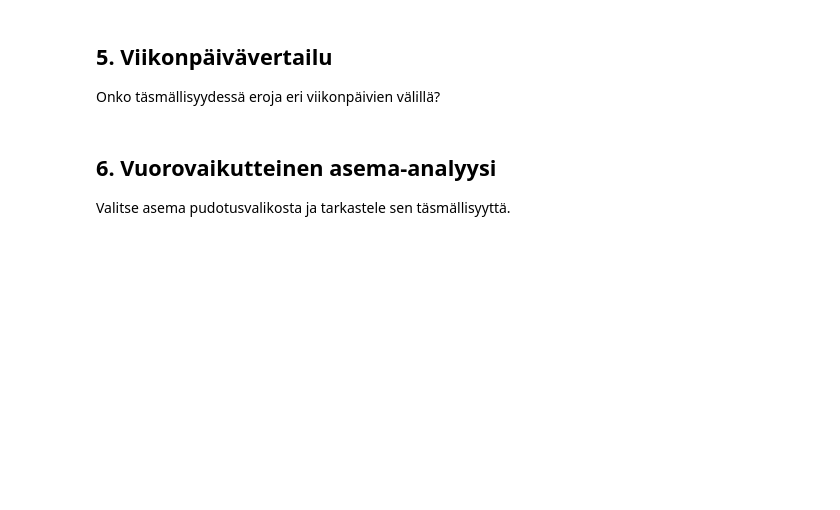
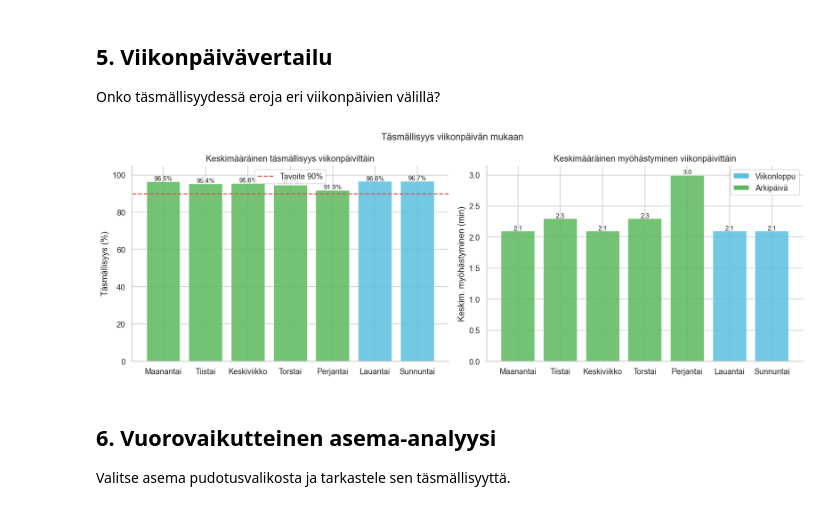
Before and after one commit to arttujussikil/jaateloauto, a Jupyter notebook: 07_visualisation/analysis.ipynb, the cells around one changed output. Cells and saved outputs as stored; diff of their text form; code cells hidden in the pictures; blank space fills up the shorter version.

```diff
--- a/07_visualisation/analysis.ipynb
+++ b/07_visualisation/analysis.ipynb
@@ -241,6 +281,62 @@ print(f"Myöhässä (>{LATE_THRESHOLD_MINUTES} min): {pct_late:.1f}%")
 ## 5. Viikonpäivävertailu
 
 Onko täsmällisyydessä eroja eri viikonpäivien välillä?
+# %%
+weekday_order = ["Monday", "Tuesday", "Wednesday", "Thursday", "Friday", "Saturday", "Sunday"]
+weekday_fi = {
+    "Monday": "Maanantai", "Tuesday": "Tiistai", "Wednesday": "Keskiviikko",
+    "Thursday": "Torstai", "Friday": "Perjantai", "Saturday": "Lauantai", "Sunday": "Sunnuntai"
+}
+
+weekday = conn.execute("""
+    SELECT
+        day_name,
+        ROUND(AVG(punctuality_pct), 1)      AS avg_punctuality,
+        ROUND(AVG(avg_delay_minutes), 2)     AS avg_delay,
+        SUM(total_trains)                    AS total_trains
+    FROM gold.gold_daily_punctuality
+    GROUP BY day_name
+""").df()
+
+weekday["day_name"] = pd.Categorical(weekday["day_name"], categories=weekday_order, ordered=True)
+weekday = weekday.sort_values("day_name")
+weekday["label"] = weekday["day_name"].map(weekday_fi)
+
+colors = ["#5bc0de" if d in ("Saturday", "Sunday") else "#5cb85c"
+          for d in weekday["day_name"]]
+
+fig, (ax1, ax2) = plt.subplots(1, 2, figsize=(14, 5))
+
+# Täsmällisyysprosentti viikonpäivittäin
+bars = ax1.bar(weekday["label"], weekday["avg_punctuality"], color=colors, alpha=0.85, edgecolor="white")
+ax1.axhline(y=90, color="#d9534f", linestyle="--", linewidth=1.5, label="Tavoite 90%")
+ax1.set_ylabel("Täsmällisyys (%)")
+ax1.set_title("Keskimääräinen täsmällisyys viikonpäivittäin")
+ax1.set_ylim(0, 105)
+ax1.legend()
+for bar, val in zip(bars, weekday["avg_punctuality"]):
+    ax1.text(bar.get_x() + bar.get_width() / 2, bar.get_height() + 0.5,
+             f"{val:.1f}%", ha="center", fontsize=9)
+
+# Keskimääräinen myöhästyminen viikonpäivittäin
+bars2 = ax2.bar(weekday["label"], weekday["avg_delay"], color=colors, alpha=0.85, edgecolor="white")
+ax2.set_ylabel("Keskim. myöhästyminen (min)")
+ax2.set_title("Keskimääräinen myöhästyminen viikonpäivittäin")
+for bar, val in zip(bars2, weekday["avg_delay"]):
+    ax2.text(bar.get_x() + bar.get_width() / 2, bar.get_height() + 0.01,
+             f"{val:.1f}", ha="center", fontsize=9)
+
+from matplotlib.patches import Patch
+legend_elements = [Patch(facecolor="#5bc0de", label="Viikonloppu"),
+                   Patch(facecolor="#5cb85c", label="Arkipäivä")]
+ax2.legend(handles=legend_elements)
+
+plt.suptitle("Täsmällisyys viikonpäivän mukaan", fontsize=13)
+plt.tight_layout()
+plt.savefig("weekday_punctuality.png", bbox_inches="tight")
+plt.show()
+# %% [output]
+[figure, added]
 # %% [markdown]
 ## 6. Vuorovaikutteinen asema-analyysi
 
```
Also changed, not shown: parts of 9 cells of this notebook, 1 other file.
